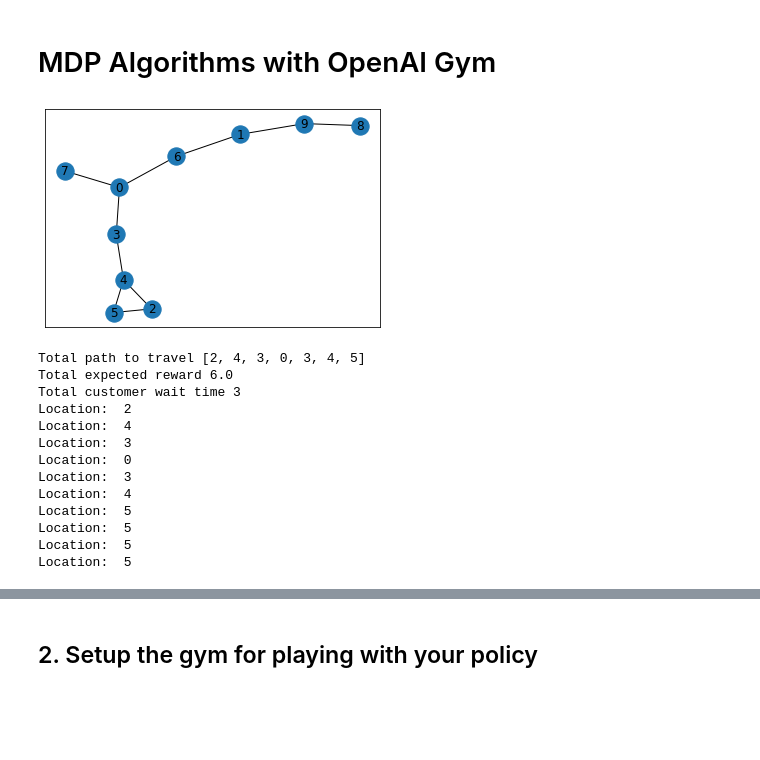
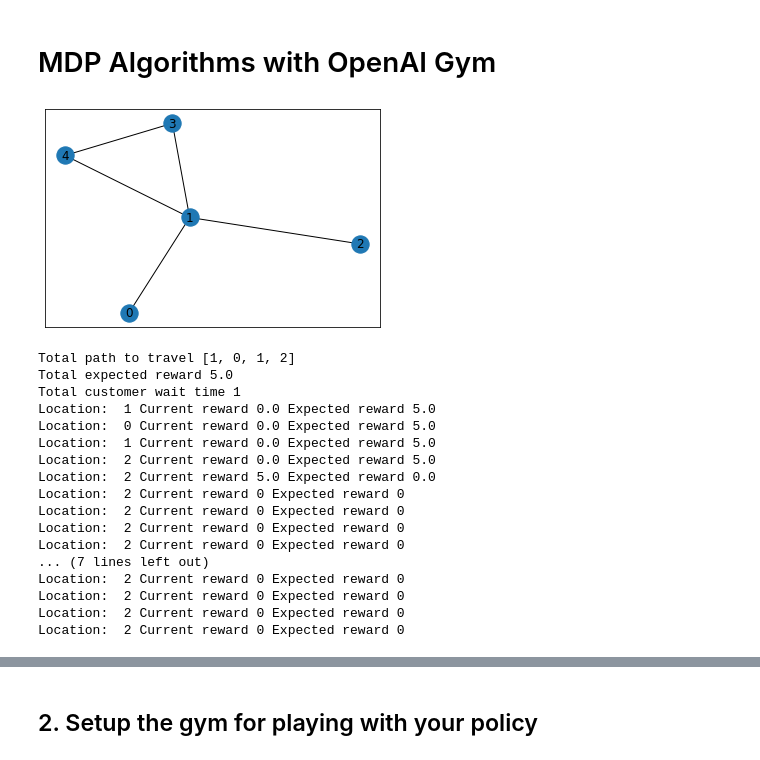
Before and after one commit to quantshah/supertaxi, a Jupyter notebook: notebooks/rl-nn.ipynb, the cells around one changed output, grey strips where cells are left out. Cells and saved outputs as stored; diff of their text form; code cells hidden in the pictures; blank space fills up the shorter version.

```diff
--- a/notebooks/rl-nn.ipynb
+++ b/notebooks/rl-nn.ipynb
@@ -12,18 +12,18 @@ import networkx as nx
 import matplotlib.pyplot as plt
 # %%
 # Number of locations in the city
-N = 10
+N = 5
 connectivity = 2
 p = 0.8
 
 # make a random graph to represent a city network
 road_network = nx.connected_watts_strogatz_graph(N, connectivity, p)
 nodes = road_network.nodes
 
 nx.draw_networkx(road_network)
 plt.show()
 # %% [output]
-[figure, old version]
+[figure, new version]
 # %%
 class Taxi:
     """
@@ -40,6 +40,7 @@ class Taxi:
         self.path_generator = None
         self.expected_reward = 0.
         self.customer_wait_time = None
+        self.current_reward = 0.
 
     @property
     def number(self):
@@ -92,48 +93,60 @@ class Taxi:
         self.path = []
         self.path_generator = None
         self.expected_reward = 0.
+        self.current_reward = 0.
 
 
     def step(self):
-        if (self.current_location == self.destination) and (self.available == True):
-            self.reset()
-        else:
+        if self.available == True:
             try:
                 self.current_location = next(self.path_generator)
+                self.current_reward = -1
             except:
-                pass
+                self.expected_reward = 0
+                self.current_reward = 0
+        else:
+            if (self.current_location == self.destination):
+                reward = self.expected_reward
+                self.reset()
+                self.current_reward = reward
+            else:
+                self.current_location = next(self.path_generator)
 
     def __repr__(self):
         return str(self.number)
 
 # Set taxi at location 5
-taxi_test = Taxi(0, 2)
+taxi_test = Taxi(0, 1)
 
 # Hire for a delivery from location
-taxi_test.hire(0, 5)
+taxi_test.hire(0, 2)
 
 print("Total path to travel", taxi_test.path)
 print("Total expected reward", taxi_test.expected_reward)
 print("Total customer wait time", taxi_test.customer_wait_time)
 
 # Take a few steps
-for i in range(10):
+for i in range(20):
     taxi_test.step()
-    print("Location: ", taxi_test.current_location)
+    print("Location: ", taxi_test.current_location, "Current reward", taxi_test.current_reward, "Expected reward", taxi_test.expected_reward)
 # %% [output]
-Total path to travel [2, 4, 3, 0, 3, 4, 5]
-Total expected reward 6.0
-Total customer wait time 3
-Location:  2
-Location:  4
-Location:  3
-Location:  0
-Location:  3
-Location:  4
-Location:  5
-Location:  5
-Location:  5
-Location:  5
+Total path to travel [1, 0, 1, 2]
+Total expected reward 5.0
+Total customer wait time 1
+Location:  1 Current reward 0.0 Expected reward 5.0
+Location:  0 Current reward 0.0 Expected reward 5.0
+Location:  1 Current reward 0.0 Expected reward 5.0
+Location:  2 Current reward 0.0 Expected reward 5.0
+Location:  2 Current reward 5.0 Expected reward 0.0
+Location:  2 Current reward 0 Expected reward 0
+Location:  2 Current reward 0 Expected reward 0
+Location:  2 Current reward 0 Expected reward 0
+Location:  2 Current reward 0 Expected reward 0
+... (7 lines left out)
+Location:  2 Current reward 0 Expected reward 0
+Location:  2 Current reward 0 Expected reward 0
+Location:  2 Current reward 0 Expected reward 0
+Location:  2 Current reward 0 Expected reward 0
 # %%
 # Set taxi at location 5
 taxi_test = Taxi(0, 1)
```
Also changed, not shown: parts of 14 cells of this notebook.
